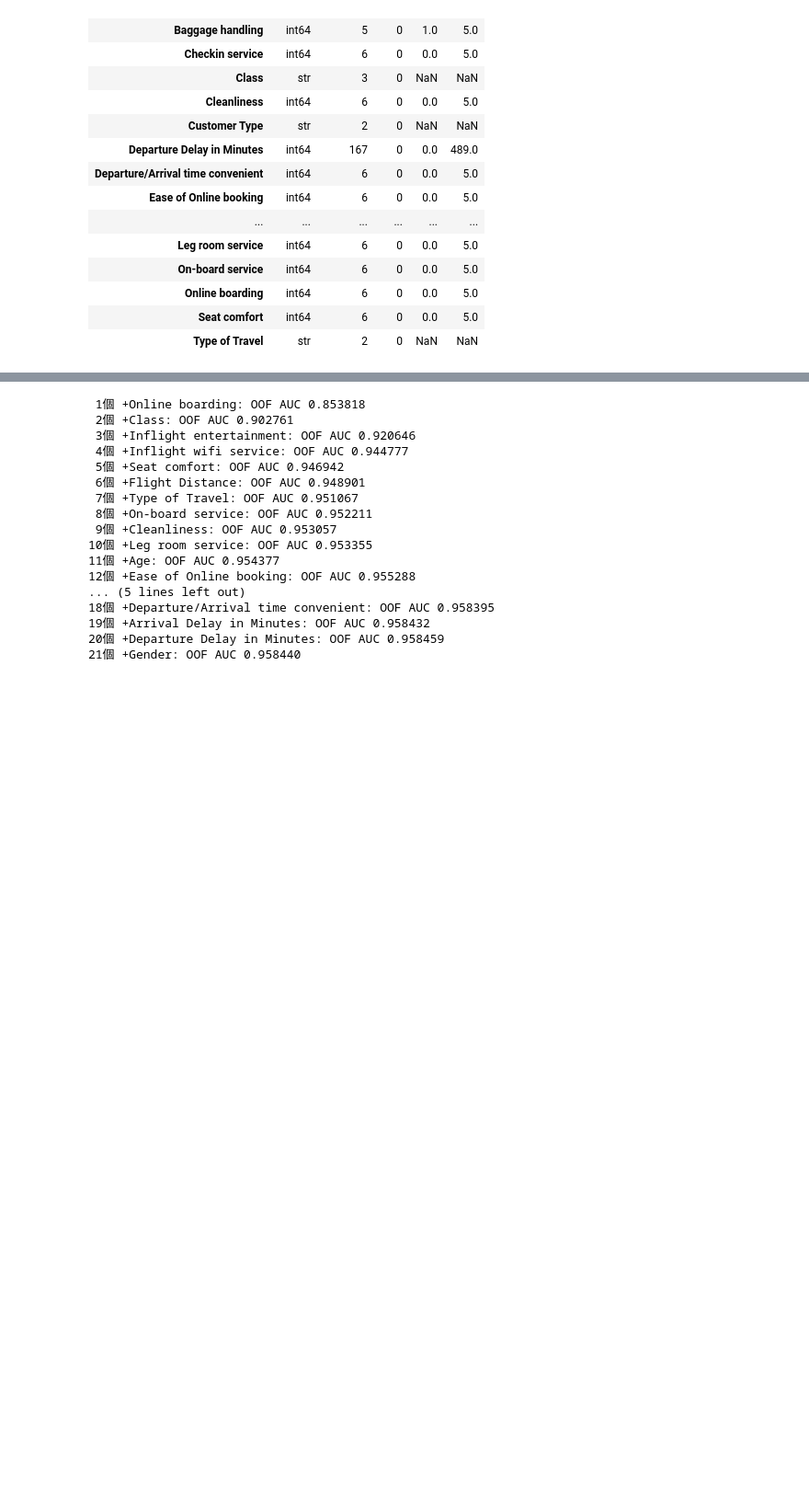
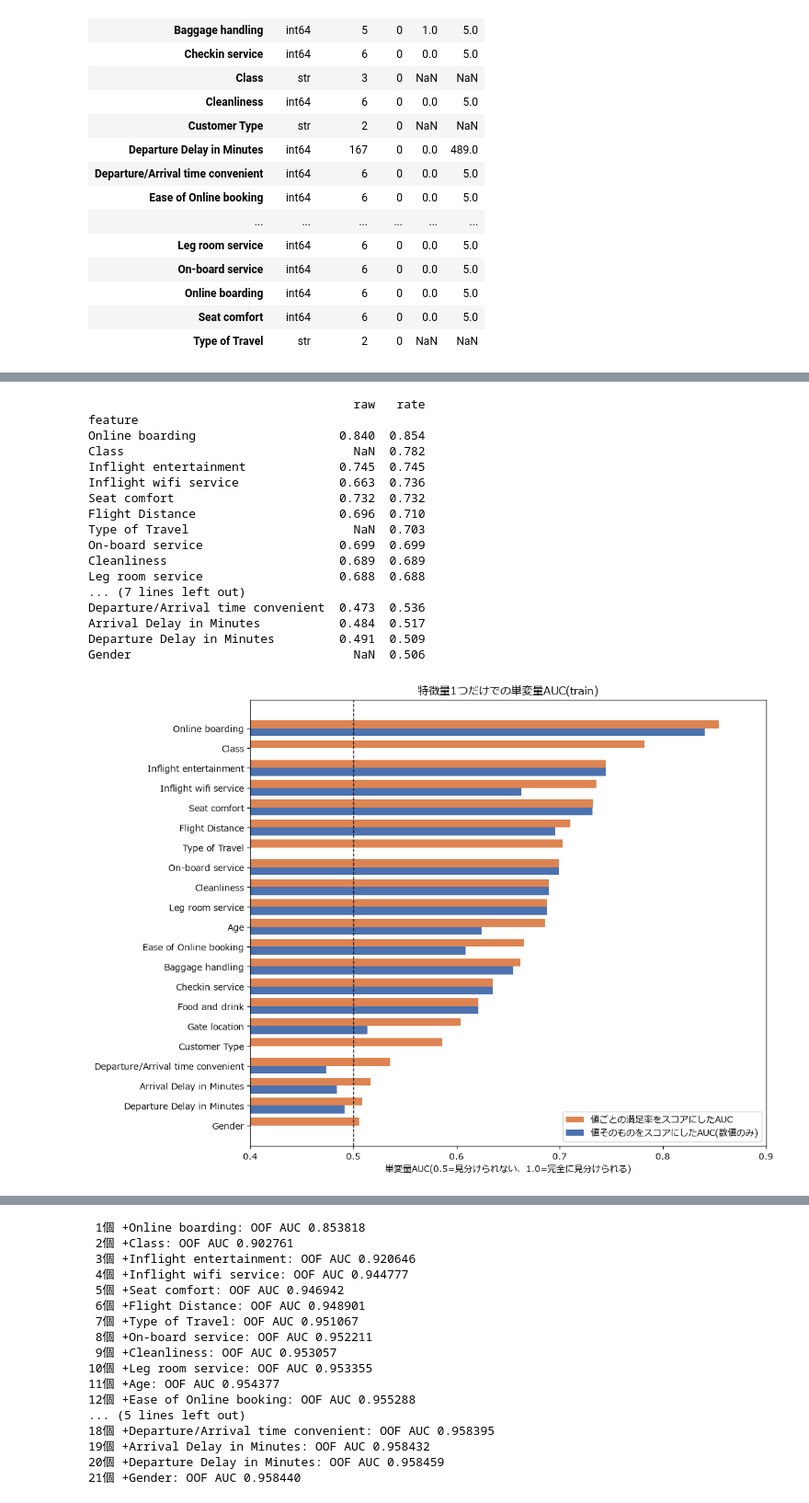
Before and after one commit to aramaki5443-art/kaggle-s6e10-airline-satisfaction, a Jupyter notebook: notebooks/00_baseline.ipynb, the cells around one changed output, grey strips where cells are left out. Shown at 92% size. Saved outputs shown, nothing was run; the diff lists cells and outputs as text; code cells hidden in the pictures; blank space fills up the shorter version.

```diff
--- a/notebooks/00_baseline.ipynb
+++ b/notebooks/00_baseline.ipynb
@@ -65,0 +79,44 @@ summary
+# %%
+# 単変量AUC: 特徴量1つだけを予測スコアとみなしたときに満足/不満をどれだけ並べ分けられるか
+# raw  = 値そのものをスコアにする(「大きいほど満足」の一方向の関係だけを測る)
+# rate = 値ごとの満足率をスコアにする(山型・U字型の関係やカテゴリ変数も測れる。連続値は50区間に分ける)
+target = train[features.TARGET]
+rows = []
+for c in features.ORIGINAL_FEATURES_BY_UNIVARIATE_AUC:
+    x = train[c]
+    raw = roc_auc_score(target, x.fillna(-1)) if pd.api.types.is_numeric_dtype(x) else np.nan
+    key = (pd.qcut(x, 50, duplicates="drop").astype(str) if x.nunique() > 50 else x.astype(str)).fillna("NA")
+    rows.append((c, raw, roc_auc_score(target, target.groupby(key).transform("mean"))))
+auc = pd.DataFrame(rows, columns=["feature", "raw", "rate"]).set_index("feature").sort_values("rate")
+print(auc.sort_values("rate", ascending=False).round(3))
+
+fig, ax = plt.subplots(figsize=(11, 8))
+yy = np.arange(len(auc))
+ax.barh(yy + 0.2, auc["rate"], height=0.4, color="#DD8452", label="値ごとの満足率をスコアにしたAUC")
+ax.barh(yy - 0.2, auc["raw"], height=0.4, color="#4C72B0", label="値そのものをスコアにしたAUC(数値のみ)")
+ax.axvline(0.5, color="k", ls="--", lw=1)
+ax.set_yticks(yy, auc.index); ax.set_xlim(0.4, 0.9)
+ax.set_xlabel("単変量AUC(0.5=見分けられない、1.0=完全に見分けられる)")
+ax.set_title("特徴量1つだけでの単変量AUC(train)")
+ax.legend(loc="lower right")
+fig.tight_layout()
+plt.show()
+# %% [output]
+                                     raw   rate
+feature
+Online boarding                    0.840  0.854
+Class                                NaN  0.782
+Inflight entertainment             0.745  0.745
+Inflight wifi service              0.663  0.736
+Seat comfort                       0.732  0.732
+Flight Distance                    0.696  0.710
+Type of Travel                       NaN  0.703
+On-board service                   0.699  0.699
+Cleanliness                        0.689  0.689
+Leg room service                   0.688  0.688
+... (7 lines left out)
+Departure/Arrival time convenient  0.473  0.536
+Arrival Delay in Minutes           0.484  0.517
+Departure Delay in Minutes         0.491  0.509
+Gender                               NaN  0.506
+[figure, added]
```
Also changed, not shown: parts of 8 cells of this notebook, 5 other files.
